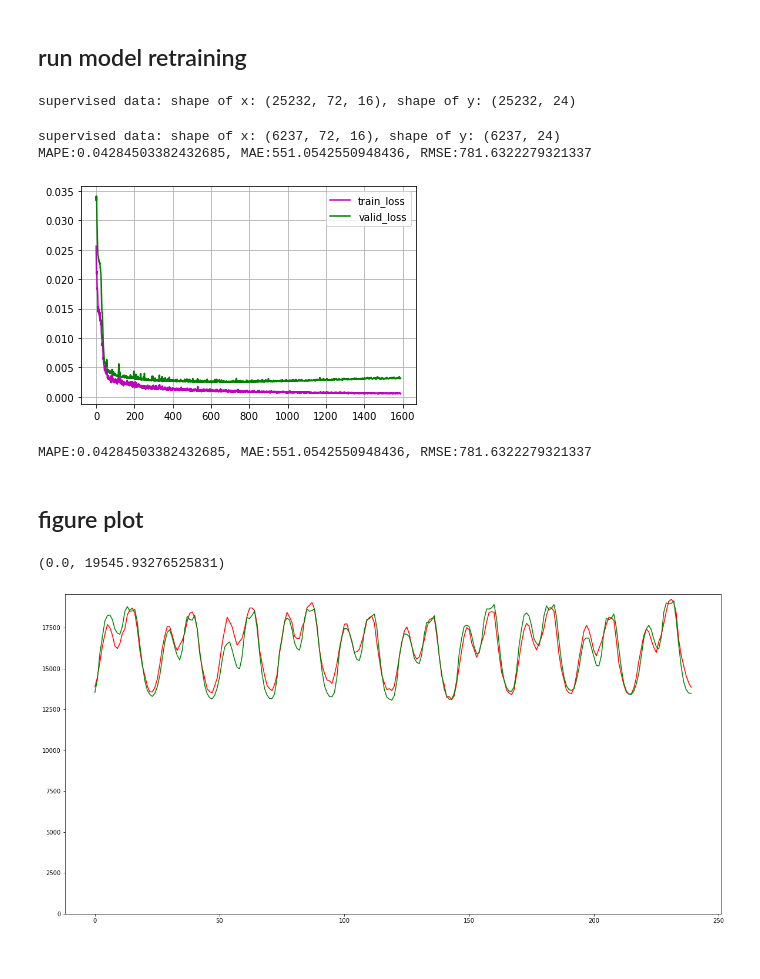
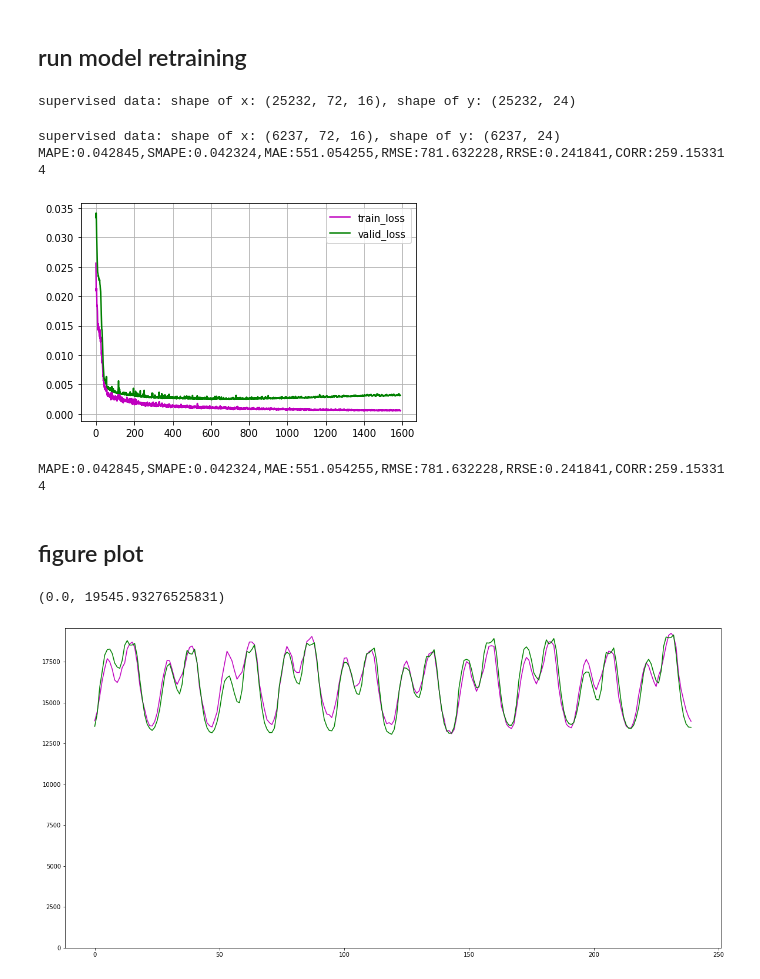
Before and after one commit to Mark-THU/load-point-forecast, a Jupyter notebook: 1223-code-DL/1229-CNN.ipynb, the cells around one changed output. Saved outputs shown, nothing was run; the diff lists cells and outputs as text; code cells hidden in the pictures.

```diff
--- a/1223-code-DL/1229-CNN.ipynb
+++ b/1223-code-DL/1229-CNN.ipynb
@@ -392,7 +392,7 @@ def train_model(train_x, train_y, valid_x, valid_y, input_size, output_size,
         for epoch in range(1, number_epoch + 1):
             loop = tqdm(enumerate(train_loader),
                         total=len(train_loader),
-                        leave=True)
+                        leave=True, ncols=100)
             for i, (inputs, labels) in loop:
                 inputs = inputs.to(device=device)
                 labels = labels.to(device=device)
@@ -454,10 +454,20 @@ def test_model(model, test_x, test_y, scaler_y, batch_size):
     #     pdb.set_trace()
     load_pred = scaler_y.inverse_transform(y_pred)
     load_true = scaler_y.inverse_transform(y_true)
+    mean_pred = np.mean(load_pred)
+    mean_true = np.mean(load_true)
     MAPE = np.mean(np.abs(load_true - load_pred) / load_true)
+    SMAPE = 2 * np.mean(
+        np.abs(load_true - load_pred) / (load_true + load_pred))
     MAE = np.mean(np.abs(load_true - load_pred))
     RMSE = np.sqrt(np.mean(np.square(load_true - load_pred)))
-    return MAPE, MAE, RMSE, load_pred, load_true
+    RRSE = np.sqrt(np.sum(np.square(load_true - load_pred))) / np.sqrt(
+        np.sum(np.square(load_true - mean_true)))
+    CORR = np.mean(
+        np.sum((load_true - mean_true) * (load_pred - mean_pred)) /
+        np.sqrt(np.sum(
+            (load_true - mean_true)**2 * (load_pred - mean_pred)**2)))
+    return MAPE, SMAPE, MAE, RMSE, RRSE, CORR, load_pred, load_true
 # %% [markdown]
 ## run model retraining
 # %%
@@ -499,31 +509,31 @@ def run_model_retraining(seq_len=seq_len,
     #     test_data = data[-800:]
     test_data = scaler.transform(test_data)
     test_x, test_y = series_to_supervise(test_data, seq_len, target_len)
-    MAPE, MAE, RMSE, load_pred, load_true = test_model(model, test_x, test_y,
+    MAPE, SMAPE, MAE, RMSE, RRSE, CORR, load_pred, load_true = test_model(model, test_x, test_y,
                                                        scaler_y, batch_size)
-    return MAPE, MAE, RMSE, load_pred, load_true
+    return MAPE, SMAPE, MAE, RMSE, RRSE, CORR, load_pred, load_true
 # %%
 random_seed_set(42)
-MAPE, MAE, RMSE, load_pred, load_true = run_model_retraining()
-print('MAPE:{}, MAE:{}, RMSE:{}'.format(MAPE, MAE, RMSE))
+MAPE, SMAPE, MAE, RMSE, RRSE, CORR, load_pred, load_true = run_model_retraining()
+print('MAPE:{:.6f},SMAPE:{:.6f},MAE:{:.6f},RMSE:{:.6f},RRSE:{:.6f},CORR:{:.6f}'.format(MAPE, SMAPE, MAE, RMSE, RRSE, CORR))
 # %% [output]
 supervised data: shape of x: (25232, 72, 16), shape of y: (25232, 24)
 supervised data: shape of x: (6237, 72, 16), shape of y: (6237, 24)
-MAPE:0.04284503382432685, MAE:551.0542550948436, RMSE:781.6322279321337
+MAPE:0.042845,SMAPE:0.042324,MAE:551.054255,RMSE:781.632228,RRSE:0.241841,CORR:259.153314
 [figure]
 # %%
-print('MAPE:{}, MAE:{}, RMSE:{}'.format(MAPE, MAE, RMSE))
+print('MAPE:{:.6f},SMAPE:{:.6f},MAE:{:.6f},RMSE:{:.6f},RRSE:{:.6f},CORR:{:.6f}'.format(MAPE, SMAPE, MAE, RMSE, RRSE, CORR))
 # %% [output]
-MAPE:0.04284503382432685, MAE:551.0542550948436, RMSE:781.6322279321337
+MAPE:0.042845,SMAPE:0.042324,MAE:551.054255,RMSE:781.632228,RRSE:0.241841,CORR:259.153314
 # %% [markdown]
 ## figure plot
 # %%
 plt.figure(figsize=(20, 10))
 load_pred = load_pred.reshape(-1, target_len)
 load_true = load_true.reshape(-1, target_len)
-plt.plot(load_pred[:240,0], 'r')
+plt.plot(load_pred[:240,0], 'm')
 plt.plot(load_true[:240,0], 'g')
 plt.ylim(0)
 # %% [output]
 (0.0, 19545.93276525831)
-[figure, old version]
+[figure, new version]
```
Also changed, not shown: 19 other files.
